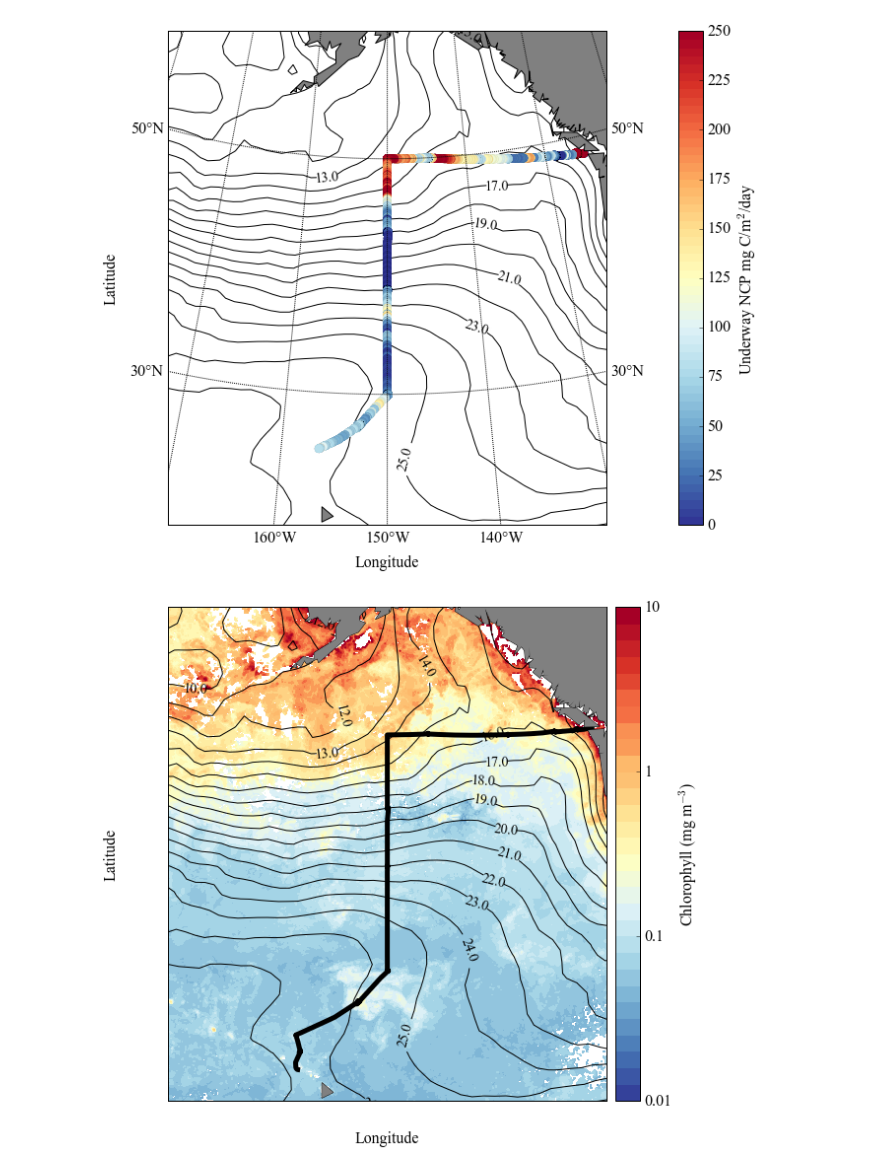
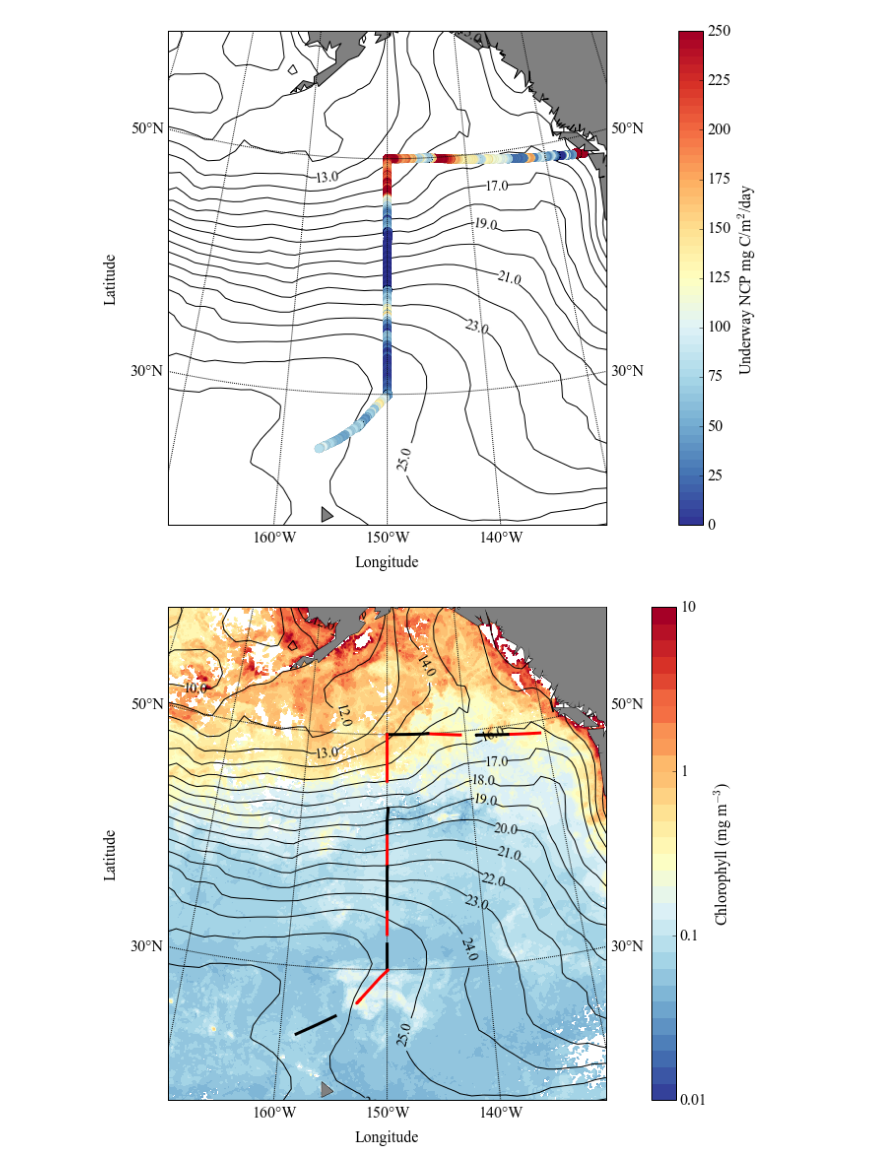
Before and after one commit to sophieclayton/KM1304_lengthscales, a Jupyter notebook: analysis/KM1304_prelim_figures.ipynb, the cells around one changed output. Cells and saved outputs as stored; diff of their text form; code cells hidden in the pictures.

Commit message:
added composite plots for each track segment

```diff
--- a/analysis/KM1304_prelim_figures.ipynb
+++ b/analysis/KM1304_prelim_figures.ipynb
@@ -71,6 +71,24 @@ def interpdata(sds, prod, cruise, var):
         intdata[v] = np.interp(tmp['x'].values,prod['x'].values,prod[v].values)
 
     return intdata
+
+def tracks(data):
+    seg = []
+    start = 0
+    n = 1
+    for i in range(len(data)):
+        if ((data['dx'][i] > 20) | (data['dx'][i] < 0.01)):
+            seg.append([data['cruise'][i], start, i-1, sum(data['dx'][start:i-1])])# - data['x'][start])])
+
+            n += 1
+            start = i+1
+
+    segments = pd.DataFrame(seg, columns = ['cruise', 'start', 'end', 'length'])
+    segments = segments.loc[(segments['length'] >= 200)]
+    segments = segments.loc[(segments['end'] > 0)]
+    segments['number'] = range(1, len(segments)+1)
+    segments = segments.set_index(['number'])
+    return segments
 # %%
 # import mega dataset
 filePath = '/Users/sclayton/Google Drive/seaflow_data/abun_sds_opp.csv'
@@ -126,3 +144,8 @@ intprod = interpdata(clean, prod, 'KiloMoana_1', var)
 print len(clean), len(intprod), np.max(intprod['x']), np.max(clean['x'])
 # %% [output]
 11104 11104 6197.18845867 6197.18845867
+# %%
+# split the data into continuous segments at least 200 km long with no gaps bigger than 20 km.
+segments = tracks(clean)
+
+print segments.columns
@@ -248,41 +274,54 @@ m.drawcoastlines()
 m.drawmapboundary(fill_color='white')
 m.fillcontinents(color='grey',lake_color='white', zorder = 4)
 
+m.drawparallels(np.arange(10,90,20),labels=[1,1,0,1], fontsize=16)
+m.drawmeridians(np.arange(-180,180,10),labels=[0,0,0,1], fontsize=16)
+
 palette = plt.get_cmap('RdYlBu_r', 60)
 palette_g = plt.get_cmap('gray', 22)
 
 xm, ym = m(xc,yc)
 cax1 = m.contourf(xm, ym, np.log10(CHL), shading='flat', levels = np.arange(-2, 1.1, 0.1), cmap = palette, zorder = 1)
 
-xm, ym = m(clean['lon'].values, clean['lat'].values)
-m.plot(xm,ym,'k', lw = 5)
+# xm, ym = m(clean['lon'].values, clean['lat'].values)
+# m.plot(xm,ym,'k', lw = 5)
+
+col = ['r', 'k','r','k', 'r', 'k', 'r', 'k', 'r','k', 'r', 'k', 'r', 'k']
+
+for i in range(1, len(segments)+1):
+    a = segments['start'][i]
+    b = segments['end'][i]
+
+    xm, ym = m((data['lon'][a:b]).values,(data['lat'][a:b]).values)
+    m.plot(xm,ym,color=col[i-1], lw=3)
 
 xx, yy = m(x,y)
 #m.plot(xm,ym,'.r')
 
 levels= range(8,31,1)
 
 cax2 = m.contour(xx, yy, SST, levels, shading='flat', colors='k', zorder = 2)
 
 plt.clabel(cax2, levels[1::1],  # label every second level
            inline=1,
            fmt='%1.1f',
            fontsize=14, zorder = 3)
 
 
 plt.tick_params(axis='both', which='major', labelsize=16)
 plt.tick_params(axis='both', which='minor', labelsize=16)
 plt.xlabel('Longitude', fontsize = 16, labelpad = 30)
 plt.ylabel('Latitude', fontsize = 16, labelpad = 50)
 
-cb1 = plt.colorbar(cax1, ticks=[-2.0, -1, 0, 1], pad = 0.01)
+cb1 = plt.colorbar(cax1, ticks=[-2.0, -1, 0, 1], pad = 0.05)
 cb1.ax.tick_params(labelsize=16)
 cb1.ax.set_yticklabels(['0.01', '0.1', '1', '10'])
 cb1.set_label('Chlorophyll (mg m$^{-3}$)', fontsize = 16)
 
+plt.show()
 
-plt.show()
+fig2.savefig('/Users/sclayton/Documents/KM1304_lengthscales/figures/Chl_SST_tracks.png', bbox_inches='tight', dpi=600)
 # %% [output]
-[figure, old version]
+[figure, new version]
 # %%
 # make plots of chlorophyll, NCP, T, S, phytoplankton groups, etc... along the track
```
Also changed, not shown: parts of 2 cells of this notebook, 3 other files.
